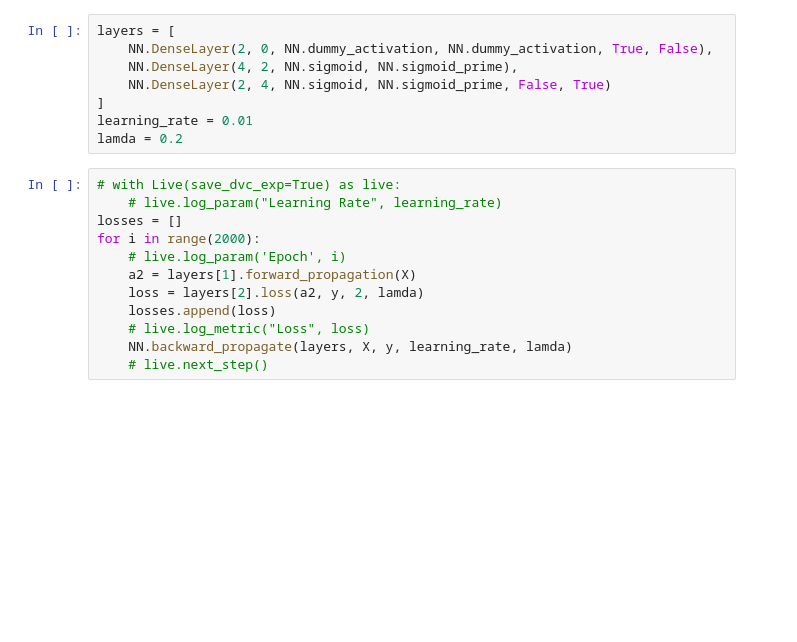
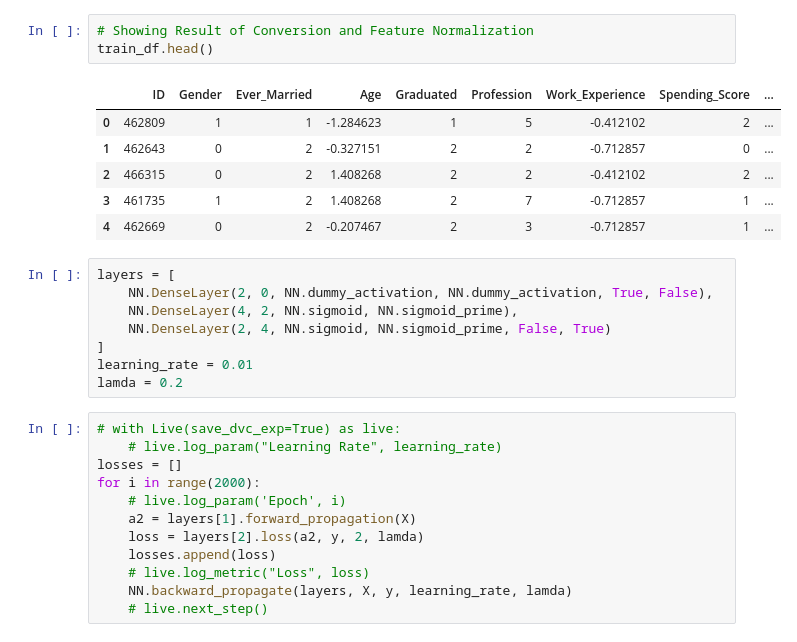
Before and after one commit to AsimWattoo/CustomerSegmentation_NN_Python, a Jupyter notebook: index.ipynb, the cells around one changed output. Saved outputs shown, nothing was run; the diff lists cells and outputs as text; blank space fills up the shorter version.

```diff
--- a/index.ipynb
+++ b/index.ipynb
@@ -11,3 +55,13 @@ from dvclive import Live
+# %%
+# Showing Result of Conversion and Feature Normalization
+train_df.head()
+# %% [output]
+|  | ID | Gender | Ever_Married | Age | Graduated | Profession | Work_Experience | Spending_Score | ... |
+| 0 | 462809 | 1 | 1 | -1.284623 | 1 | 5 | -0.412102 | 2 | ... |
+| 1 | 462643 | 0 | 2 | -0.327151 | 2 | 2 | -0.712857 | 0 | ... |
+| 2 | 466315 | 0 | 2 | 1.408268 | 2 | 2 | -0.412102 | 2 | ... |
+| 3 | 461735 | 1 | 2 | 1.408268 | 2 | 7 | -0.712857 | 1 | ... |
+| 4 | 462669 | 0 | 2 | -0.207467 | 2 | 3 | -0.712857 | 1 | ... |
 # %%
 layers = [
     NN.DenseLayer(2, 0, NN.dummy_activation, NN.dummy_activation, True, False),
```
Also changed, not shown: parts of 7 cells of this notebook, 2 other files.
